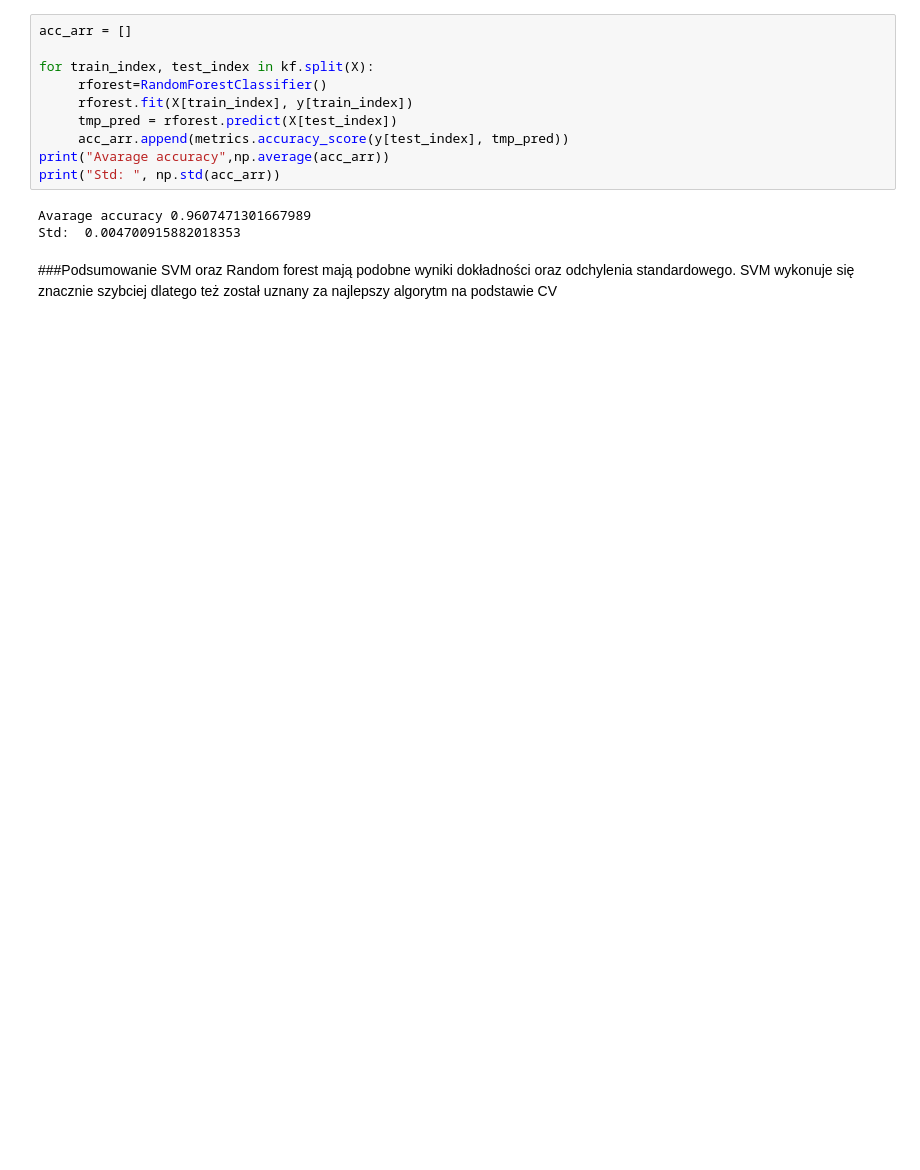
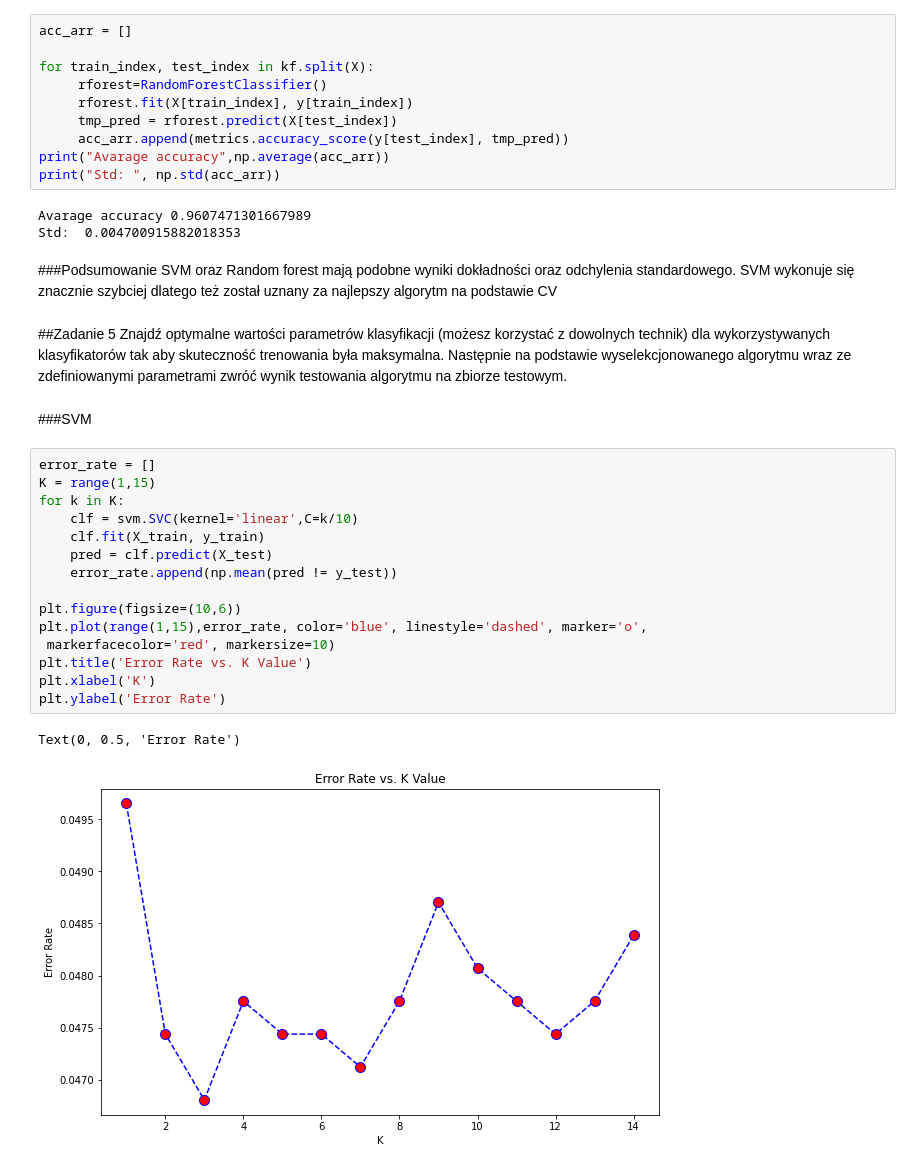
Before and after one commit to kacpercierpiak/AED_LAB, a Jupyter notebook: AED_L_04.ipynb, the cells around one changed output. Cells and saved outputs as stored; diff of their text form; blank space fills up the shorter version.

```diff
--- a/AED_L_04.ipynb
+++ b/AED_L_04.ipynb
@@ -204,3 +180,29 @@ Std:  0.004700915882018353
 # %% [markdown]
 ###Podsumowanie
 SVM oraz Random forest mają podobne wyniki dokładności oraz odchylenia standardowego. SVM wykonuje się znacznie szybciej dlatego też został uznany za najlepszy algorytm na podstawie CV
+# %% [markdown]
+##Zadanie 5
+Znajdź optymalne wartości parametrów klasyfikacji (możesz korzystać z dowolnych technik)
+dla wykorzystywanych klasyfikatorów tak aby skuteczność trenowania była maksymalna.
+Następnie na podstawie wyselekcjonowanego algorytmu wraz ze zdefiniowanymi
+parametrami zwróć wynik testowania algorytmu na zbiorze testowym.
+# %% [markdown]
+###SVM
+# %%
+error_rate = []
+K = range(1,15)
+for k in K:
+    clf = svm.SVC(kernel='linear',C=k/10)
+    clf.fit(X_train, y_train)
+    pred = clf.predict(X_test)
+    error_rate.append(np.mean(pred != y_test))
+
+plt.figure(figsize=(10,6))
+plt.plot(range(1,15),error_rate, color='blue', linestyle='dashed', marker='o',
+ markerfacecolor='red', markersize=10)
+plt.title('Error Rate vs. K Value')
+plt.xlabel('K')
+plt.ylabel('Error Rate')
+# %% [output]
+Text(0, 0.5, 'Error Rate')
+[figure, added]
```
Also changed, not shown: parts of 35 cells of this notebook.
